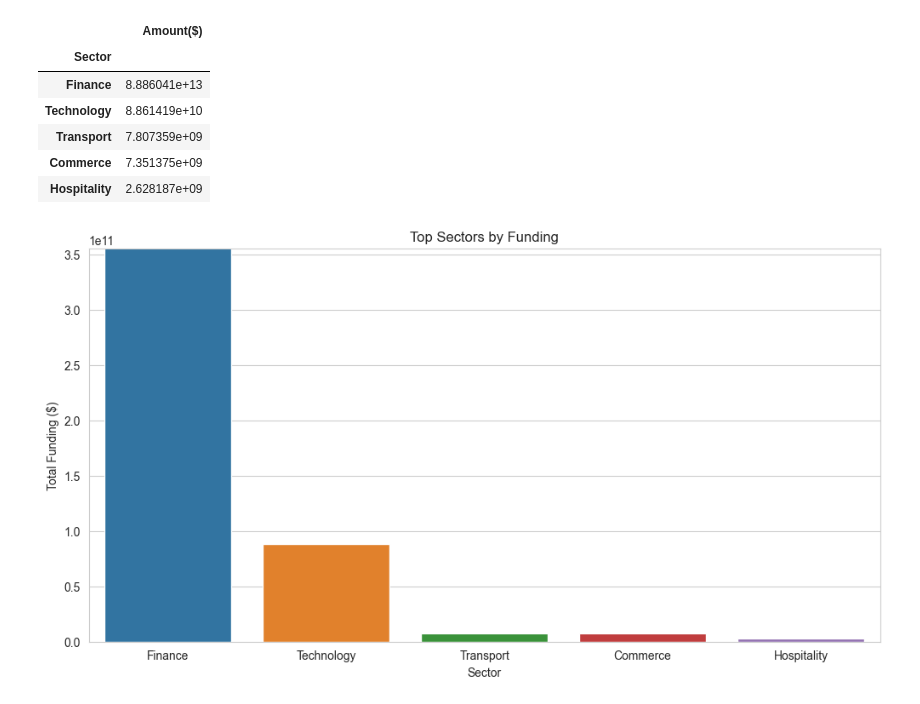
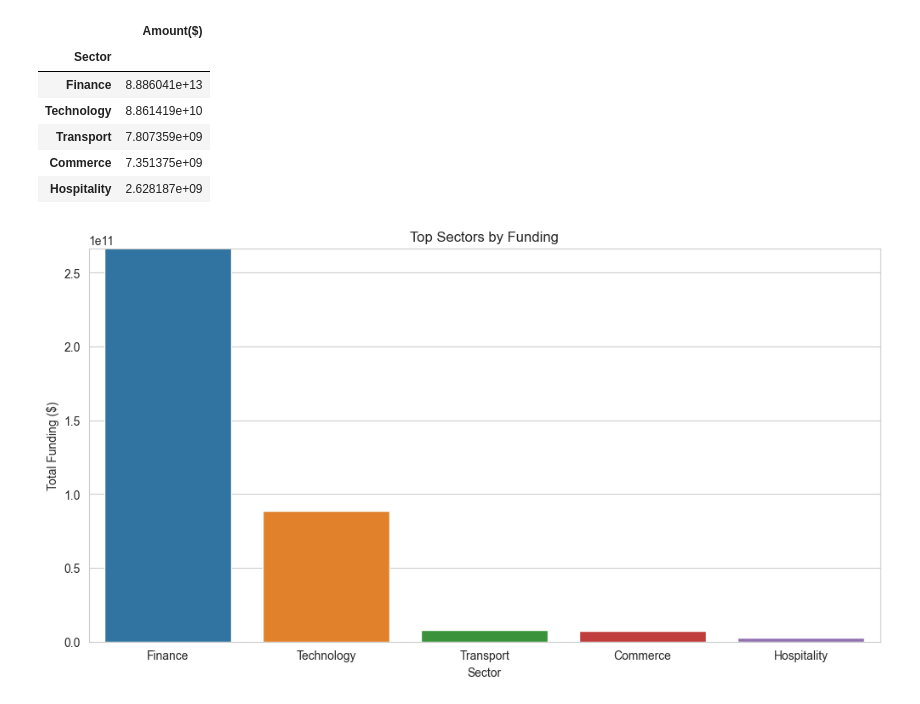
Before and after one commit to coderacheal/Indian-Startup-Ecosystem-Analysis, a Jupyter notebook: indian-startup.ipynb, the cells around one changed output. Cells and saved outputs as stored; diff of their text form; code cells hidden in the pictures.

```diff
--- a/indian-startup.ipynb
+++ b/indian-startup.ipynb
@@ -458,7 +458,7 @@ data['Sector'] = data['Sector'].apply(lambda x: 'tech' if x == 'it' else x)
 def sector_redistribution(sector):
     if re.search('bank|fintech|financ|crypto|account|credit|venture|crowd|blockchain|fund|lending|trading|wealth|insurance|insurance|remittance|money|wealth|equity|investment|mortgage|nft|payments', sector):
         return 'Finance'
-    elif re.search('automotive|air transport|transport|logistics|vehicle|transportation|delivery|aviation|vehicles|tyre|fleet|wheels|aero|luxury car|mobility|aeorspace|wl & rac protection|micro-mobiity', sector):
+    elif re.search('automotive|air transport|transport|logistics|vehicle|transportation|delivery|aviation|vehicles|tyre|fleet|wheels|aero|mobility|aeorspace|wl & rac protection|micro-mobiity', sector):
         return 'Transport'
     elif re.search('clean energy|energy|oil &|oil|solar|electricity|environment', sector):
         return 'Energy'
@@ -484,7 +484,7 @@ def sector_redistribution(sector):
         return 'Health'
     elif re.search('agri|biotechnology|Industrial|farming|fish|milk|diary', sector):
         return 'Agriculture'
-    elif re.search('battery|manufacturing|electronics|industrial automation|aerospace|conductor|gaming|robotics|engineering|mechanical|appliance|automation|ev startup|startup laboratory|e-vehicle', sector):
+    elif re.search('battery|manufacturing|electronics|industrial automation|aerospace|conductor|gaming|robotics|engineering|mechanical|appliance|automation|ev startup|startup laboratory|e-vehicle|luxury car', sector):
         return 'Manufacturing'
     elif re.search('communities|smart cities|government|classifieds|community|water|defense|pollution|translation & localization|taxation|maritime', sector):
         return 'Government'
@@ -803,10 +803,10 @@ top_sectors
 # %%
 plt.figure(figsize=(12, 6))
 sns.barplot(x=top_sectors.index, y='Amount($)', data=top_sectors)
-plt.ylim(0, top_sectors['Amount($)'].max() * 0.004)
+plt.ylim(0, top_sectors['Amount($)'].max() * 0.003)
 plt.title('Top Sectors by Funding')
 plt.xlabel('Sector')
 plt.ylabel('Total Funding ($)')
 plt.show()
 # %% [output]
-[figure, old version]
+[figure, new version]
```
Also changed, not shown: parts of 1 cell of this notebook.
